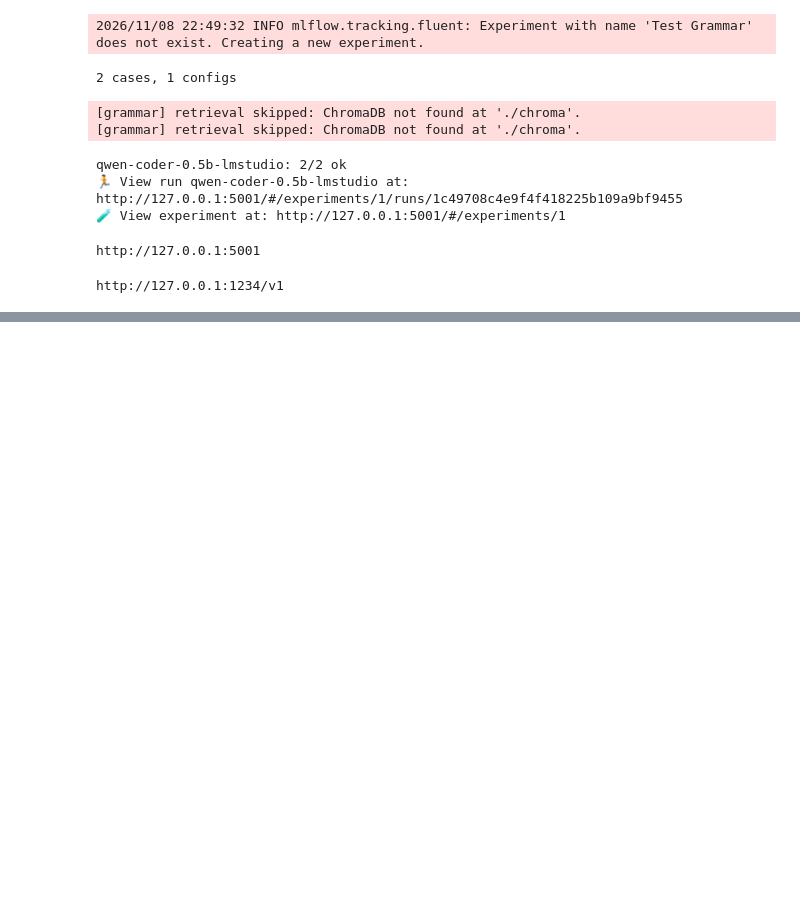
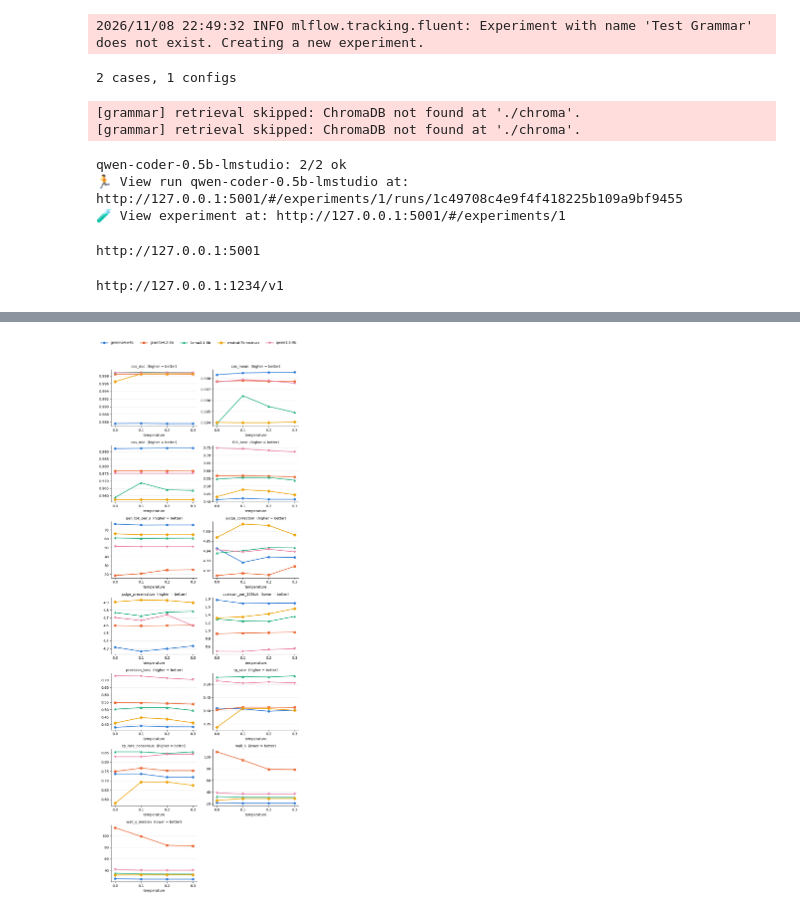
Before and after one commit to sky150/localQuill-v2, a Jupyter notebook: evaluation/notebooks/10_task_grammer_evaluation.ipynb, the cells around one changed output, grey strips where cells are left out. Saved outputs shown, nothing was run; the diff lists cells and outputs as text; code cells hidden in the pictures; blank space fills up the shorter version.

Commit message:
Full rankings for Grammar

```diff
--- a/evaluation/notebooks/10_task_grammer_evaluation.ipynb
+++ b/evaluation/notebooks/10_task_grammer_evaluation.ipynb
@@ -141,0 +145,7 @@ http://127.0.0.1:1234/v1
+# %%
+fiction = Path("../../data/eval/results/grammar/fiction")
+fiction_norag = Path("../../data/eval/results/grammar/fiction-norag")
+
+embedding_path = fiction / "embedding_refs.csv"
+summary_l_path = fiction / "summary_long.csv"
+summary_l_path_norag = fiction_norag / "summary_long.csv"
@@ -141,0 +181,9 @@ http://127.0.0.1:1234/v1
+# %%
+# Metrics where a LOWER mean is better. Everything else: higher is better.
+LOWER_IS_BETTER = {"overcorr_per_100tok", "wall_s", "wall_s_median"}
+
+# Fixed colour per model (colourblind-checked categorical palette, fixed order).
+PALETTE = ["#2a78d6", "#eb6834", "#1baf7a", "#eda100", "#e87ba4"]
+MARKERS = ["o", "s", "^", "D", "v"]  # second channel so identity isn't colour-only
+
+CSV_PATH = summary_l_path
@@ -141,0 +211,36 @@ http://127.0.0.1:1234/v1
+# %%
+# --------------------------- plots
+n_cols = 2
+n_rows = -(-len(metrics) // n_cols)  # ceil
+fig, axes = plt.subplots(n_rows, n_cols, figsize=(4.2 * n_cols, 3.2 * n_rows))
+axes = axes.flatten()
+
+for ax, metric in zip(axes, metrics):
+    sub = grouped[grouped["metric"] == metric]
+    for model in MODELS:
+        d = sub[sub["model"] == model]
+        if d.empty:
+            continue
+        ax.plot(
+            d["temperature"], d["mean"],
+            label=model, linewidth=2, markersize=6, **STYLE[model],
+        )
+    direction = "lower = better" if metric in LOWER_IS_BETTER else "higher = better"
+    ax.set_title(f"{metric}  ({direction})", fontsize=10)
+    ax.set_xlabel("temperature")
+    ax.set_xticks(sorted(sub["temperature"].unique()))
+    ax.grid(axis="y", alpha=0.3)
+    ax.spines[["top", "right"]].set_visible(False)
+
+for ax in axes[len(metrics):]:  # hide unused cells
+    ax.set_visible(False)
+
+handles = [
+    plt.Line2D([], [], linewidth=2, markersize=6, label=m, **STYLE[m]) for m in MODELS
+]
+fig.legend(handles=handles, loc="upper center", ncol=len(MODELS), frameon=False)
+fig.tight_layout(rect=(0, 0, 1, 0.96))
+fig.savefig("quick_eval.png", dpi=150)
+plt.show()
+# %% [output]
+[figure, added]
```
Also changed, not shown: parts of 12 cells of this notebook, 15 other files.
